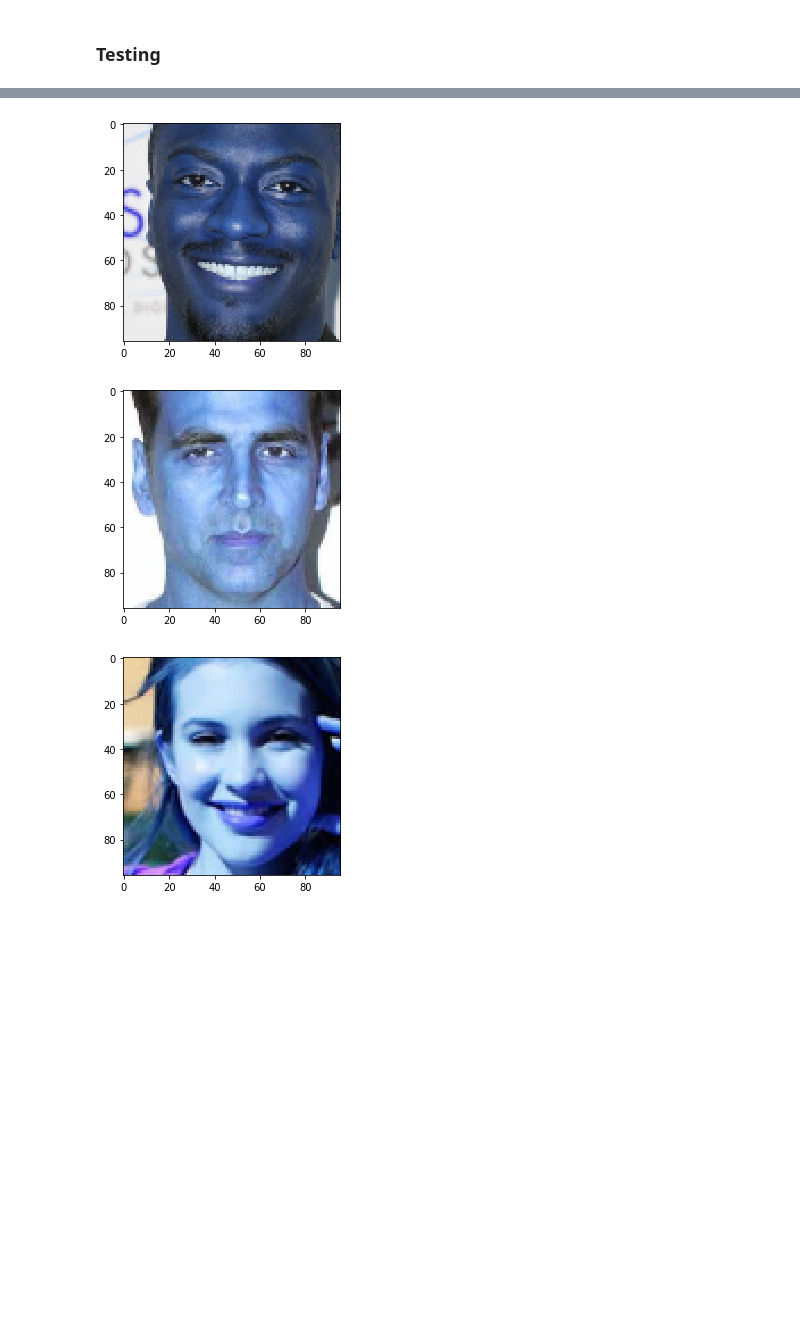
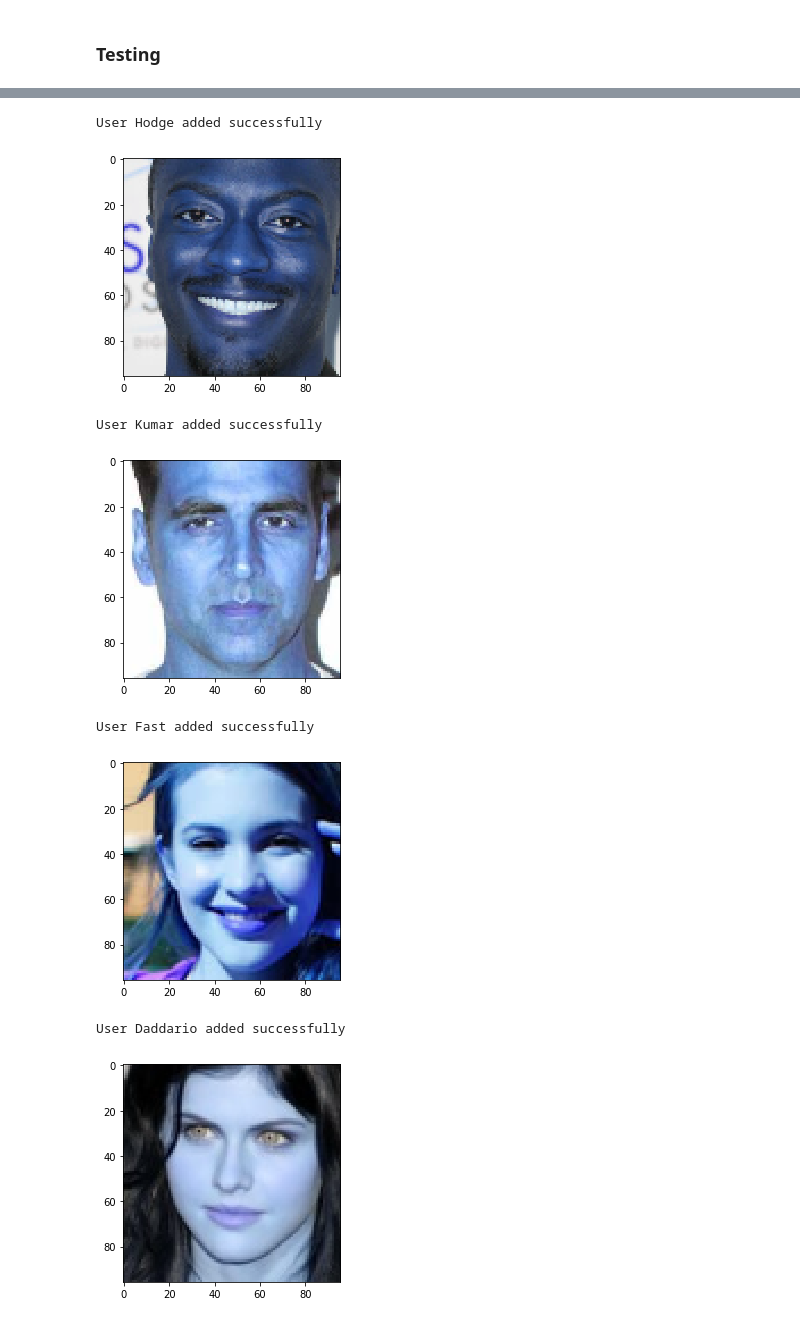
Before and after one commit to SaqlainHussainShah/facial-recognition, a Jupyter notebook: Siamese Face recognition.ipynb, the cells around one changed output, grey strips where cells are left out. Saved outputs shown, nothing was run; the diff lists cells and outputs as text; code cells hidden in the pictures; blank space fills up the shorter version.

```diff
--- a/Siamese Face recognition.ipynb
+++ b/Siamese Face recognition.ipynb
@@ -182,5 +189,7 @@ user_db['Deyn'] = img_to_encoding(image,FRmodel)
 [figure]
 # %%
-image = "./siamese dataset/Ajay_Devgn/20.jpg"
-user_db['devgn'] = img_to_encoding(image,FRmodel)
+
+name = "Devgn"
+img_path = "./siamese dataset/Ajay_Devgn/20.jpg"
+add_user_img_path(user_db, FRmodel, name, img_path)
 # %% [output]
@@ -187,19 +197,32 @@ user_db['devgn'] = img_to_encoding(image,FRmodel)
 [figure]
 # %%
-image = "./siamese dataset/Aldis_Hodge/21.jpg"
-user_db['Hodge'] = img_to_encoding(image,FRmodel)
+name = "Hodge"
+img_path = "./siamese dataset/Aldis_Hodge/21.jpg"
+add_user_img_path(user_db, FRmodel, name, img_path)
 # %% [output]
+User Hodge added successfully
 [figure]
 # %%
-image = "./siamese dataset/Akshay_Kumar/18.jpg"
-user_db['Kumar'] = img_to_encoding(image,FRmodel)
+name = "Kumar"
+img_path = "./siamese dataset/Akshay_Kumar/18.jpg"
+add_user_img_path(user_db, FRmodel, name, img_path)
 # %% [output]
+User Kumar added successfully
 [figure]
 # %%
-image = "./siamese dataset/Alexia_Fast/57.jpg"
-user_db['Fast'] = img_to_encoding(image,FRmodel)
+name = "Fast"
+img_path = "./siamese dataset/Alexia_Fast/57.jpg"
+add_user_img_path(user_db, FRmodel, name, img_path)
 # %% [output]
+User Fast added successfully
 [figure]
+# %%
+name = "Daddario"
+img_path = "./siamese dataset/Alexandra_Daddario/57.jpg"
+add_user_img_path(user_db, FRmodel, name, img_path)
+# %% [output]
+User Daddario added successfully
+[figure, added]
 # %%
 def find_face(image_path, database, model, threshold = 0.6):
     # find the face encodings for the input image
```
Also changed, not shown: parts of 12 cells of this notebook.
